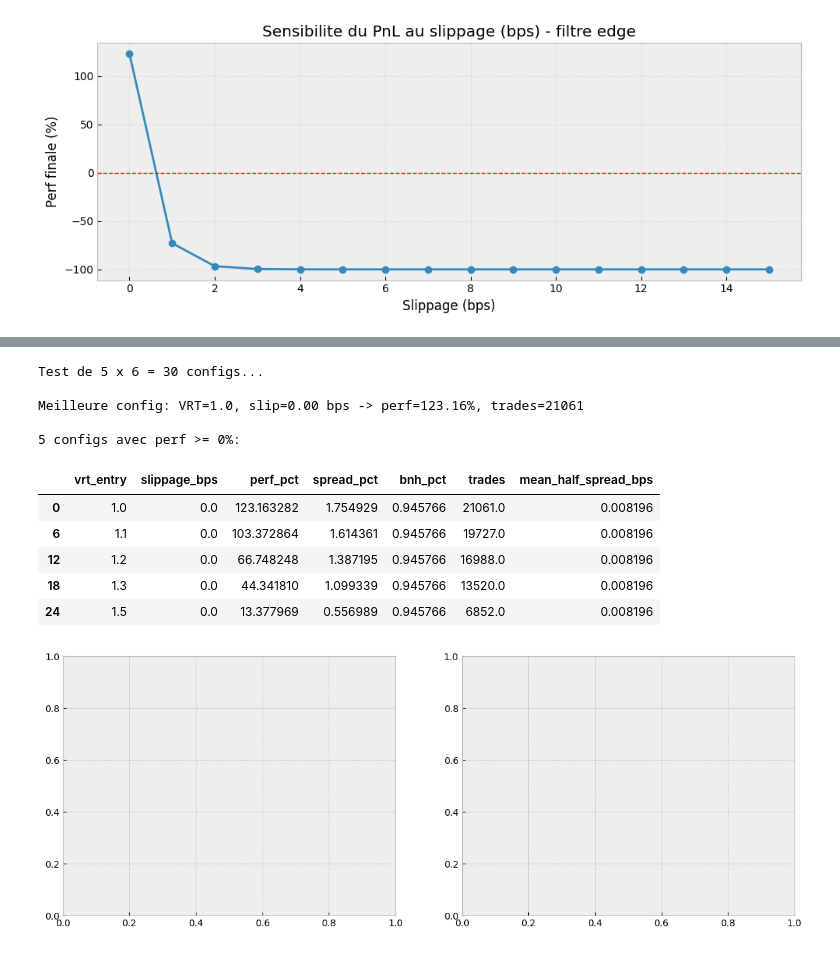
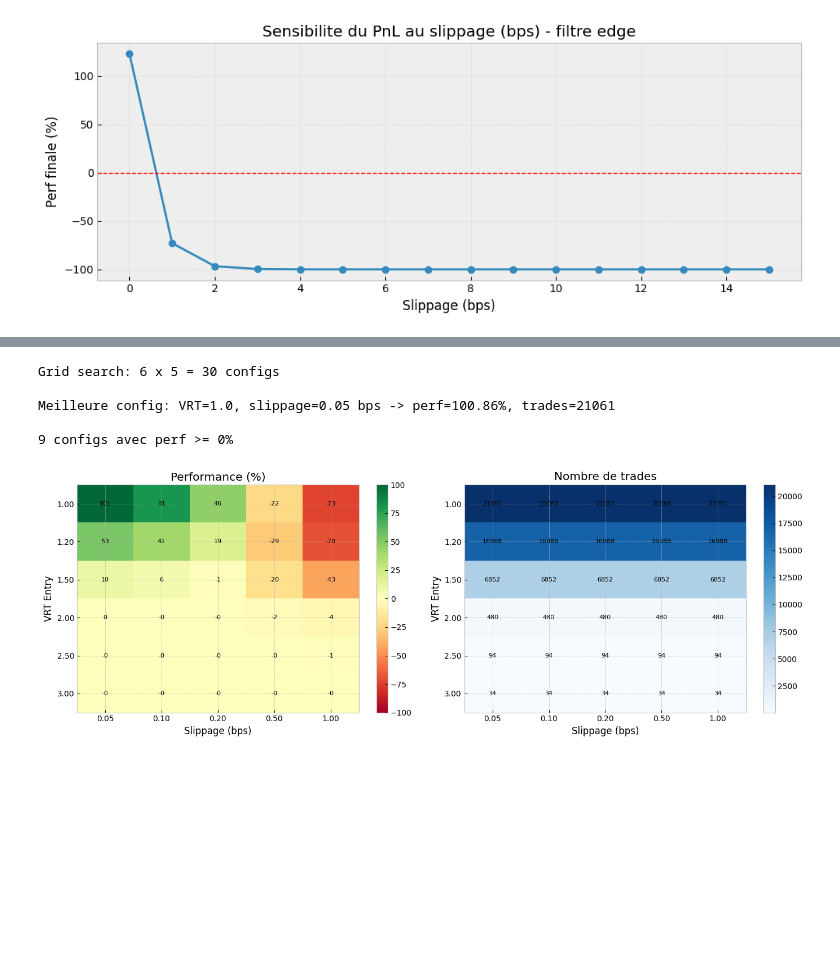
Before and after one commit to 333Rosky/strategy_library, a Jupyter notebook: High Frequency Trading/hft_romain.ipynb, the cells around one changed output, grey strips where cells are left out. Cells and saved outputs as stored; diff of their text form; code cells hidden in the pictures; blank space fills up the shorter version.

```diff
--- a/High Frequency Trading/hft_romain.ipynb
+++ b/High Frequency Trading/hft_romain.ipynb
@@ -425,13 +1097,13 @@ Slippage max pour rester >= 0% perf: 0.00 bps
 # %%
-# Grid VRT_ENTRY vs Slippage pour trouver la config optimale
+# Grid search slippage réaliste (0.05 -> 1 bps)
 import itertools
 
-VRT_ENTRY_GRID = [1.0, 1.1, 1.2, 1.3, 1.5]
-SLIPPAGE_GRID = [0.0, 0.00005, 0.0001, 0.0002, 0.0005, 0.001]  # 0, 0.5, 1, 2, 5, 10 bps
-MAKER_FEE_GRID = 0.0  # fee fixe pour le test
+VRT_ENTRY_GRID = [1.0, 1.2, 1.5, 2.0, 2.5, 3.0]
+SLIPPAGE_GRID = [0.000005, 0.00001, 0.00002, 0.00005, 0.0001]  # 0.05, 0.10, 0.20, 0.50, 1.00 bps
+MAKER_FEE_GRID = 0.0
 EXEC_DELAY_GRID = 1
 
-print(f"Test de {len(VRT_ENTRY_GRID)} x {len(SLIPPAGE_GRID)} = {len(VRT_ENTRY_GRID)*len(SLIPPAGE_GRID)} configs...")
+print(f"Grid search: {len(VRT_ENTRY_GRID)} x {len(SLIPPAGE_GRID)} = {len(VRT_ENTRY_GRID)*len(SLIPPAGE_GRID)} configs")
 
 results_grid = []
 if 'df_resampled_spread' in locals():
@@ -441,11 +1113,9 @@ if 'df_resampled_spread' in locals():
             maker_fee=MAKER_FEE_GRID,
             slippage_bps=slip,
             exec_delay=EXEC_DELAY_GRID,
-            edge_buffer_bps=0.0,  # pas de filtre edge
+            edge_buffer_bps=0.0,
         )
 
-        # Override VRT_ENTRY dans la fonction inline (workaround)
-        # On va plutôt recalculer le signal avec le bon seuil
         df_test_vrt = (
             df_test
             .with_columns([
@@ -478,46 +1148,68 @@ if 'df_resampled_spread' in locals():
             pl.mean("half_spread_pct").alias("mean_half_spread")
         ]).to_pandas().iloc[0]
 
         pdf = df_test_vrt.select(["equity_new", "cum_spread_new", "market_ret_log_new"]).to_pandas()
         perf_pct = (np.exp(pdf["equity_new"].iloc[-1]) - 1) * 100
         spread_pct = (np.exp(pdf["cum_spread_new"].iloc[-1]) - 1) * 100
         bnh_pct = (np.exp(pdf["market_ret_log_new"].cumsum().iloc[-1]) - 1) * 100
 
         results_grid.append({
             "vrt_entry": vrt_thr,
             "slippage_bps": slip * 1e4,
             "perf_pct": perf_pct,
             "spread_pct": spread_pct,
             "bnh_pct": bnh_pct,
             "trades": act["trades"],
             "mean_half_spread_bps": act["mean_half_spread"] * 1e4,
         })
 
     df_grid_results = pd.DataFrame(results_grid)
 
-    # Meilleure config
     best = df_grid_results.loc[df_grid_results["perf_pct"].idxmax()]
-    print(f"\nMeilleure config: VRT={best['vrt_entry']}, slip={best['slippage_bps']:.2f} bps -> perf={best['perf_pct']:.2f}%, trades={best['trades']:.0f}")
+    print(f"\nMeilleure config: VRT={best['vrt_entry']}, slippage={best['slippage_bps']:.2f} bps -> perf={best['perf_pct']:.2f}%, trades={best['trades']:.0f}")
 
-    # Configs positives
     positive = df_grid_results[df_grid_results["perf_pct"] >= 0].sort_values("perf_pct", ascending=False)
-    print(f"\n{len(positive)} configs avec perf >= 0%:")
-    display(positive)
+    print(f"\n{len(positive)} configs avec perf >= 0%")
 
-    # Heatmap perf vs VRT/slippage
     pivot = df_grid_results.pivot(index="vrt_entry", columns="slippage_bps", values="perf_pct")
 
     fig, (ax1, ax2) = plt.subplots(1, 2, figsize=(14, 5))
+
+    im1 = ax1.imshow(pivot.values, cmap='RdYlGn', aspect='auto', vmin=-100, vmax=100)
+    ax1.set_xticks(range(len(pivot.columns)))
+    ax1.set_xticklabels([f"{x:.2f}" for x in pivot.columns])
+    ax1.set_yticks(range(len(pivot.index)))
+    ax1.set_yticklabels([f"{x:.2f}" for x in pivot.index])
+    ax1.set_xlabel("Slippage (bps)")
+    ax1.set_ylabel("VRT Entry")
+    ax1.set_title("Performance (%)")
+    for i in range(len(pivot.index)):
+        for j in range(len(pivot.columns)):
+            ax1.text(j, i, f"{pivot.values[i,j]:.0f}", ha="center", va="center", color="black", fontsize=8)
+    plt.colorbar(im1, ax=ax1)
+
+    pivot_trades = df_grid_results.pivot(index="vrt_entry", columns="slippage_bps", values="trades")
+    im2 = ax2.imshow(pivot_trades.values, cmap='Blues', aspect='auto')
+    ax2.set_xticks(range(len(pivot_trades.columns)))
+    ax2.set_xticklabels([f"{x:.2f}" for x in pivot_trades.columns])
+    ax2.set_yticks(range(len(pivot_trades.index)))
+    ax2.set_yticklabels([f"{x:.2f}" for x in pivot_trades.index])
+    ax2.set_xlabel("Slippage (bps)")
+    ax2.set_ylabel("VRT Entry")
+    ax2.set_title("Nombre de trades")
+    for i in range(len(pivot_trades.index)):
+        for j in range(len(pivot_trades.columns)):
+            ax2.text(j, i, f"{int(pivot_trades.values[i,j])}", ha="center", va="center", color="black", fontsize=8)
+    plt.colorbar(im2, ax=ax2)
+
+    plt.tight_layout()
+    plt.show()
+else:
+    print("Erreur: df_resampled_spread manquant.")
 # %% [output]
-Test de 5 x 6 = 30 configs...
+Grid search: 6 x 5 = 30 configs
 
-Meilleure config: VRT=1.0, slip=0.00 bps -> perf=123.16%, trades=21061
+Meilleure config: VRT=1.0, slippage=0.05 bps -> perf=100.86%, trades=21061
 
-5 configs avec perf >= 0%:
+9 configs avec perf >= 0%
-|  | vrt_entry | slippage_bps | perf_pct | spread_pct | bnh_pct | trades | mean_half_spread_bps |
-| 0 | 1.0 | 0.0 | 123.163282 | 1.754929 | 0.945766 | 21061.0 | 0.008196 |
-| 6 | 1.1 | 0.0 | 103.372864 | 1.614361 | 0.945766 | 19727.0 | 0.008196 |
-| 12 | 1.2 | 0.0 | 66.748248 | 1.387195 | 0.945766 | 16988.0 | 0.008196 |
-| 18 | 1.3 | 0.0 | 44.341810 | 1.099339 | 0.945766 | 13520.0 | 0.008196 |
-| 24 | 1.5 | 0.0 | 13.377969 | 0.556989 | 0.945766 | 6852.0 | 0.008196 |
-[figure, old version]
+[figure, new version]
```
Also changed, not shown: parts of 5 cells of this notebook, 1 other file.
